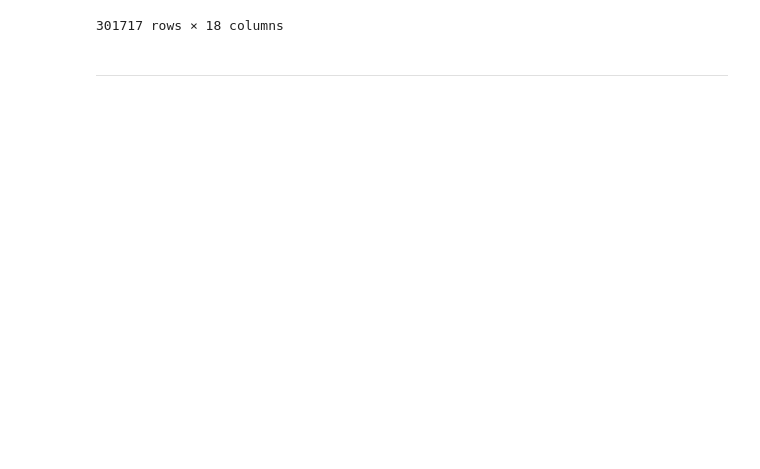
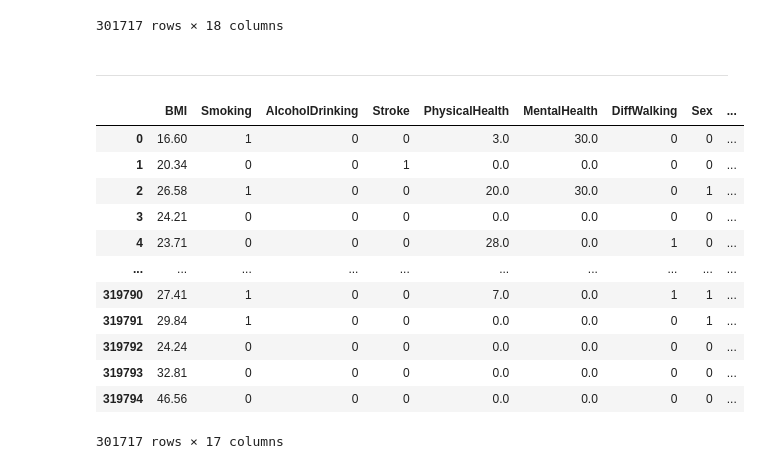
Before and after one commit to Jefferson170713/Data_Science, a Jupyter notebook: Projetos/Projetos com Machine Learn/Principais Indicadores Pessoais de Doença Cardíaca/Principais Indicadores de Doença Cardíaca.ipynb, the cells around one changed output. Drawn from its saved outputs; the diff is of its cells as text; code cells hidden in the pictures; blank space fills up the shorter version.

```diff
--- a/Projetos/Projetos com Machine Learn/Principais Indicadores Pessoais de Doença Cardíaca/Principais Indicadores de Doença Cardíaca.ipynb
+++ b/Projetos/Projetos com Machine Learn/Principais Indicadores Pessoais de Doença Cardíaca/Principais Indicadores de Doença Cardíaca.ipynb
@@ -478,2 +463,19 @@ from sklearn.linear_model import SGDClassifier
 from sklearn.tree import DecisionTreeClassifier #
 from catboost import CatBoostClassifier, Pool, cv
+# %%
+X = df.iloc[:,1 : ]
+X
+# %% [output]
+|  | BMI | Smoking | AlcoholDrinking | Stroke | PhysicalHealth | MentalHealth | DiffWalking | Sex | ... |
+| 0 | 16.60 | 1 | 0 | 0 | 3.0 | 30.0 | 0 | 0 | ... |
+| 1 | 20.34 | 0 | 0 | 1 | 0.0 | 0.0 | 0 | 0 | ... |
+| 2 | 26.58 | 1 | 0 | 0 | 20.0 | 30.0 | 0 | 1 | ... |
+| 3 | 24.21 | 0 | 0 | 0 | 0.0 | 0.0 | 0 | 0 | ... |
+| 4 | 23.71 | 0 | 0 | 0 | 28.0 | 0.0 | 1 | 0 | ... |
+| ... | ... | ... | ... | ... | ... | ... | ... | ... | ... |
+| 319790 | 27.41 | 1 | 0 | 0 | 7.0 | 0.0 | 1 | 1 | ... |
+| 319791 | 29.84 | 1 | 0 | 0 | 0.0 | 0.0 | 0 | 1 | ... |
+| 319792 | 24.24 | 0 | 0 | 0 | 0.0 | 0.0 | 0 | 0 | ... |
+| 319793 | 32.81 | 0 | 0 | 0 | 0.0 | 0.0 | 0 | 0 | ... |
+| 319794 | 46.56 | 0 | 0 | 0 | 0.0 | 0.0 | 0 | 0 | ... |
+301717 rows × 17 columns
```
Also changed, not shown: parts of 25 cells of this notebook.
